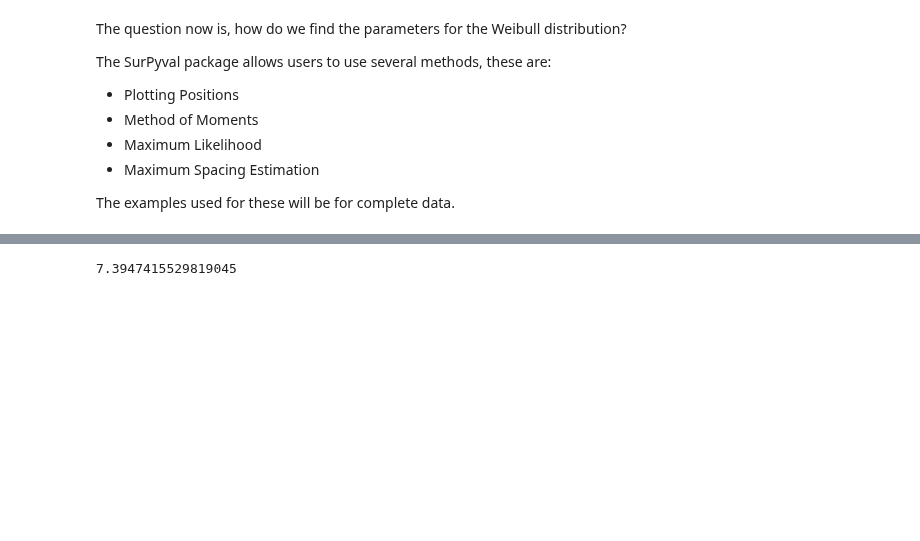
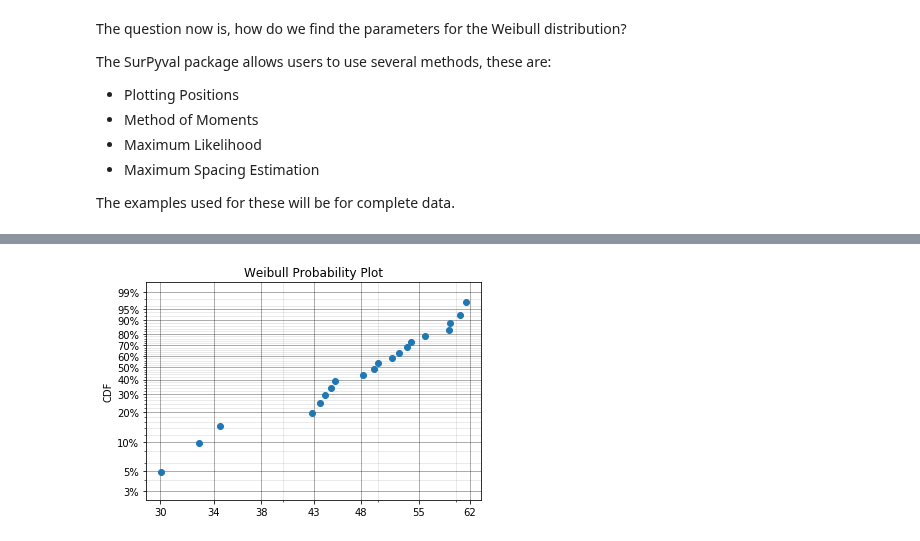
Before and after one commit to derrynknife/SurPyval, a Jupyter notebook: guides/Parametric.ipynb, the cells around one changed output, grey strips where cells are left out. Saved outputs shown, nothing was run; the diff lists cells and outputs as text; code cells hidden in the pictures; blank space fills up the shorter version.

```diff
--- a/guides/Parametric.ipynb
+++ b/guides/Parametric.ipynb
@@ -245,2 +85,0 @@ a.params
-# %%
-x, r, d, R = nonp.nelson_aalen(x, c=c)
@@ -258,3 +86,7 @@ ax.set_ylim((0.05, .90));
+# %%
+from matplotlib.ticker import FixedLocator
+weibull_transform = lambda F : np.log(-np.log(1 - F))
+weibull_inverse_transform = lambda R : 1 - np.exp(-np.exp(R))
 # %%
 x = np.array([32, 33, 34, 35, 36, 37, 38, 39, 40, 42]) * 1.275
 n = np.array([10, 33, 81, 161, 224, 289, 336, 369, 383, 389])
@@ -262,8 +94,6 @@ c = None
 # Mr Weibull's measurements are cumulative, so let's calculate the obervations at each point.
 n = np.concatenate([[n[0]], np.diff(n)])
 # %%
-#xx = par.Weibull.random(10, 10, 200)
-weib_2p = par.Weibull3p.fit(x, n=n, how='MLE')
+weib_2p = surv.parametric.Weibull3p.fit(x, n=n, how='MLE')
 print(weib_2p.params)
-weib_2p.res
 # %% [output]
@@ -466,4 +100,0 @@ cost_curve_y = nr.cost_rate(cost_curve_x)
-# %%
-np.min(cost_curve_y)
-# %% [output]
-7.3947415529819045
@@ -469,0 +104,66 @@ np.min(cost_curve_y)
+# %%
+import matplotlib
+
+def round_sig(points, sig=2):
+    places = sig - np.floor(np.log10(np.abs(points))) - 1
+    output = []
+    for p, i in zip(points, places):
+        output.append(np.round(p, np.int(i)))
+    return output
+# %%
+alpha = 50
+beta =  5
+n = 20
+xx = surv.parametric.Weibull.random(20, alpha, beta)
+x, r, d, R = surv.nonparametric.nelson_aalen(xx)
+
+# Plot
+plt.scatter(x, 1 - R)
+# Set axis scales
+plt.gca().set_yscale('function', functions=(weibull_transform, weibull_inverse_transform))
+plt.xscale('log')
+# Add grid lines
+plt.grid(b=True, which='major', color='k', alpha=0.4, linestyle='-')
+plt.grid(b=True, which='minor', color='k', alpha=0.1, linestyle='-')
+
+ytickvals = np.array([0.0001, 0.0002, 0.0003, 0.001, 0.002, 0.003, 0.005, 0.01, 0.02, 0.03, 0.05, 0.1, 0.2, 0.3, 0.4, 0.5, 0.6, 0.7, 0.8, 0.9, 0.95, 0.99, 0.999, 0.9999])
+ytickvals = ytickvals[np.where((ytickvals > y_min) & (ytickvals < y_max))[0]]
+plt.yticks(ytickvals)
+plt.gca().yaxis.set_minor_locator(FixedLocator(np.linspace(0, 1, 51)))
+plt.gca().set_yticklabels(['{:,.0%}'.format(x) for x in ytickvals])  # formats y ticks as percentage
+
+# x-axis
+min_x = np.log10(np.min(x))
+max_x = np.log10(np.max(x))
+diff = np.log10(np.max(x) - np.min(x))
+
+not_different = True
+vals_non_sig = 10 ** np.linspace(min_x, max_x, 7)
+i = 1
+
+while not_different:
+    xvals = np.array(round_sig(vals_non_sig, i))
+    not_different = (np.diff(xvals) == 0).any()
+    i += 1
+
+# Find minor ticks
+xminor = np.arange(np.floor(min_x), np.ceil(max_x))
+xminor = (10**xminor * np.array(np.arange(1, 11)).reshape((10, 1))).flatten()
+plt.gca().set_xticks(xvals)
+xvals = [str(int(x)) if (re.match('([0-9]+\.0+)', str(x)) is not None) & (x > 1) else str(x) for x in xvals]
+plt.gca().set_xticklabels(xvals)
+plt.gca().set_xticks(xminor, minor=True)
+plt.gca().set_xticklabels([], minor=True)
+# y-axis limits
+y_min = np.min(1 - R)/2
+y_max = (1 - (1 - np.max(1 - R))/10)
+plt.ylim([y_min, y_max])
+# x-axis limits
+plt.xlim([10**(np.log10(np.min(vals_non_sig)) - diff/100), 10**(max_x + diff/100)])
+plt.title('{} Probability Plot'.format('Weibull'))
+plt.ylabel('CDF')
+
+ax = plt.gca()
+ax.set_axisbelow(True)
+# %% [output]
+[figure, added]
```
Also changed, not shown: parts of 62 cells of this notebook, 2 other files.
